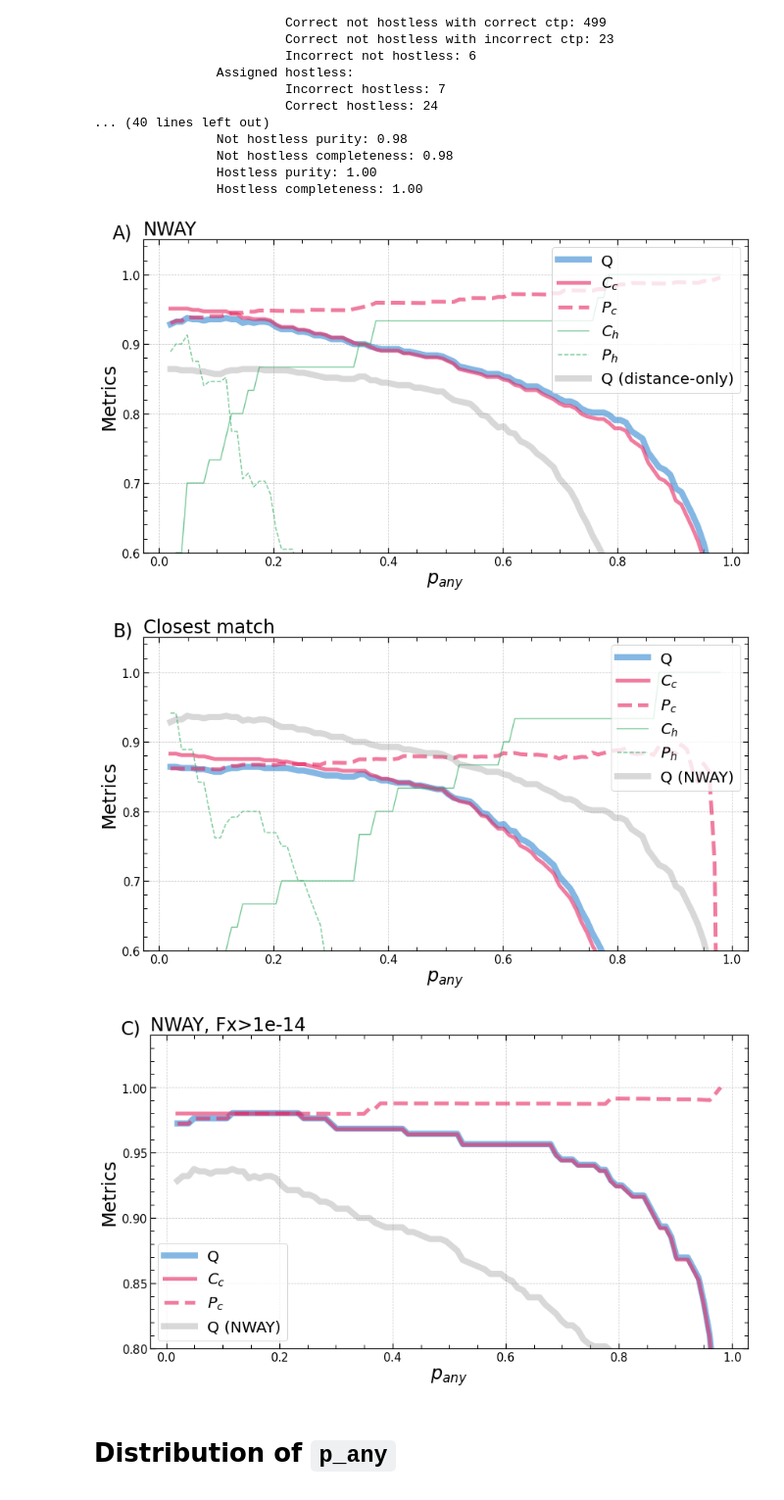
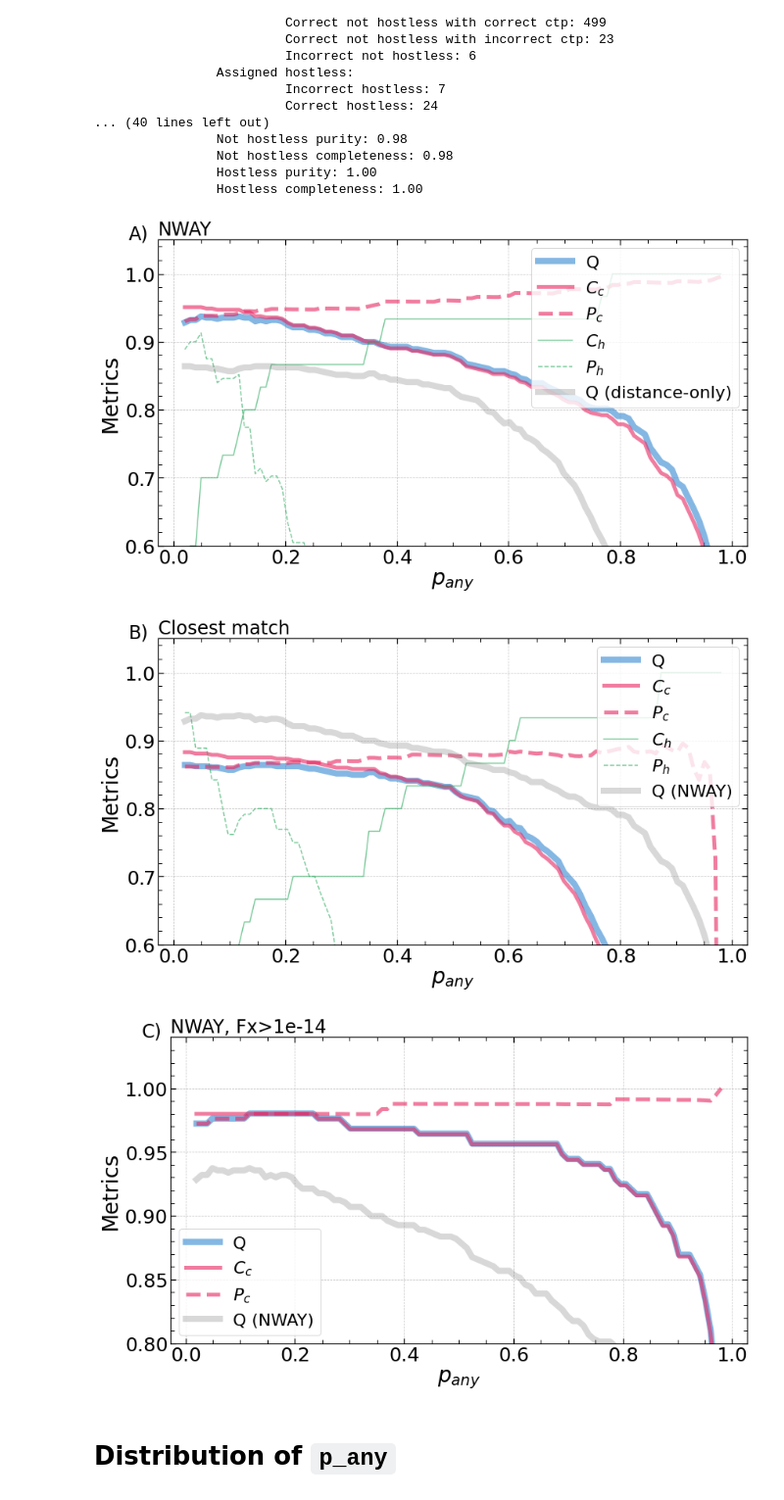
Before and after one commit to SergeiDBykov/lockman_hole, a Jupyter notebook: 3_desi-crossmatch/3.1_results.ipynb, the cells around one changed output. Shown at 98% size. Cells and saved outputs as stored; diff of their text form; code cells hidden in the pictures.

```diff
--- a/3_desi-crossmatch/3.1_results.ipynb
+++ b/3_desi-crossmatch/3.1_results.ipynb
@@ -140,10 +149,11 @@ ax.plot(pany, Q_naive, label='Q (distance-only)', color = 'gray', lw = 8, ls = '
 ax.text(-0.05, +0.1+0.95, 'A)', transform=ax.transAxes, fontsize=24, verticalalignment='top')
 
 ax.set_ylim(0.6, 1.05)
-ax.set_xlabel('$p_{any}$', fontsize = 24)
-ax.set_ylabel('Metrics', fontsize = 24)
-ax.legend(fontsize = 20, loc = 'upper right')
+ax.set_xlabel('$p_{any}$', fontsize = 28)
+ax.set_ylabel('Metrics', fontsize = 28)
+ax.legend(fontsize = 22, loc = 'upper right')
 ax.set_title('NWAY', fontsize = 24)
+ax.tick_params(axis='both', which='major', labelsize=25)
 fig.tight_layout()
 plt.savefig(data_path+'/paper_plots/quality_metrics.pdf')
 
@@ -152,42 +162,44 @@ plt.savefig(data_path+'/paper_plots/quality_metrics.pdf')
 fig,  ax =  plt.subplots( figsize = figsizes)
 ax.plot(pany, Q_naive, label='Q', color = 'C0', lw = 8, ls = '-', alpha = 0.6)
 ax.plot(pany, Cc_naive, label='$C_c$', color = 'C1', lw = 5, ls = '-', alpha = 0.6)
 ax.plot(pany, Pc_naive, label='$P_c$', color = 'C1', lw = 5, ls = '--', alpha = 0.6)
 ax.plot(pany, Ch_naive, label='$C_h$', color = 'C2', lw = 1.5, ls = '-', alpha = 0.6)
 ax.plot(pany, Ph_naive, label='$P_h$', color = 'C2', lw = 1.5, ls = '--', alpha = 0.6)
 ax.plot(pany, Q, label='Q (NWAY)', color = 'gray', lw = 8, ls = '-', alpha = 0.3)
 ax.text(-0.05, +0.1+0.95, 'B)', transform=ax.transAxes, fontsize=24, verticalalignment='top')
 
 
 ax.set_ylim(0.6, 1.05)
-ax.set_xlabel('$p_{any}$', fontsize = 24)
-ax.set_ylabel('Metrics', fontsize = 24)
-ax.legend(fontsize = 20, loc = 'upper right')
+ax.set_xlabel('$p_{any}$', fontsize = 28)
+ax.set_ylabel('Metrics', fontsize = 28)
+ax.legend(fontsize = 22, loc = 'upper right')
 ax.set_title('Closest match', fontsize = 24)
+ax.tick_params(axis='both', which='major', labelsize=25)
 fig.tight_layout()
 plt.savefig(data_path+'/paper_plots/quality_metrics_naive.pdf')
 
 
 
 
 fig,  ax =  plt.subplots( figsize = figsizes)
 ax.plot(pany, Q_brighthost, label='Q', color = 'C0', lw = 8, ls = '-', alpha = 0.6)
 ax.plot(pany, Cc_brighthost, label='$C_c$', color = 'C1', lw = 5, ls = '-', alpha = 0.6)
 ax.plot(pany, Pc_brighthost, label='$P_c$', color = 'C1', lw = 5, ls = '--', alpha = 0.6)
 ax.plot(pany, Q, label='Q (NWAY)', color = 'gray', lw = 8, ls = '-', alpha = 0.3)
 ax.text(-0.05, +0.1+0.95, 'C)', transform=ax.transAxes, fontsize=24, verticalalignment='top')
 
 ax.set_ylim(0.8, 1.04)
-ax.set_xlabel('$p_{any}$', fontsize = 24)
-ax.set_ylabel('Metrics', fontsize = 24)
-ax.legend(fontsize = 20)
+ax.set_xlabel('$p_{any}$', fontsize = 28)
+ax.set_ylabel('Metrics', fontsize = 28)
+ax.legend(fontsize = 22)
 ax.set_title('NWAY, Fx>1e-14', fontsize = 24)
+ax.tick_params(axis='both', which='major', labelsize=25)
 fig.tight_layout()
 plt.savefig(data_path+'/paper_plots/quality_metrics_bright.pdf')
 # %% [output]
-[figure, old version]
+[figure, new version]
-[figure, old version]
+[figure, new version]
-[figure, old version]
+[figure, new version]
 # %% [markdown]
 # Distribution of `p_any`
 # %%
```
Also changed, not shown: parts of 1 cell of this notebook, 3 other files.
